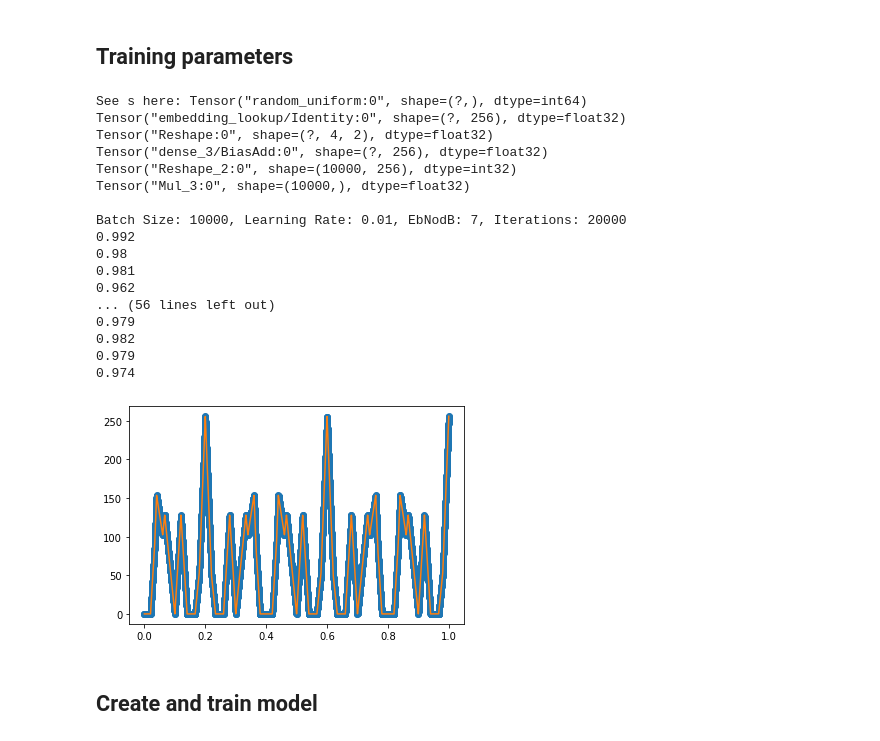
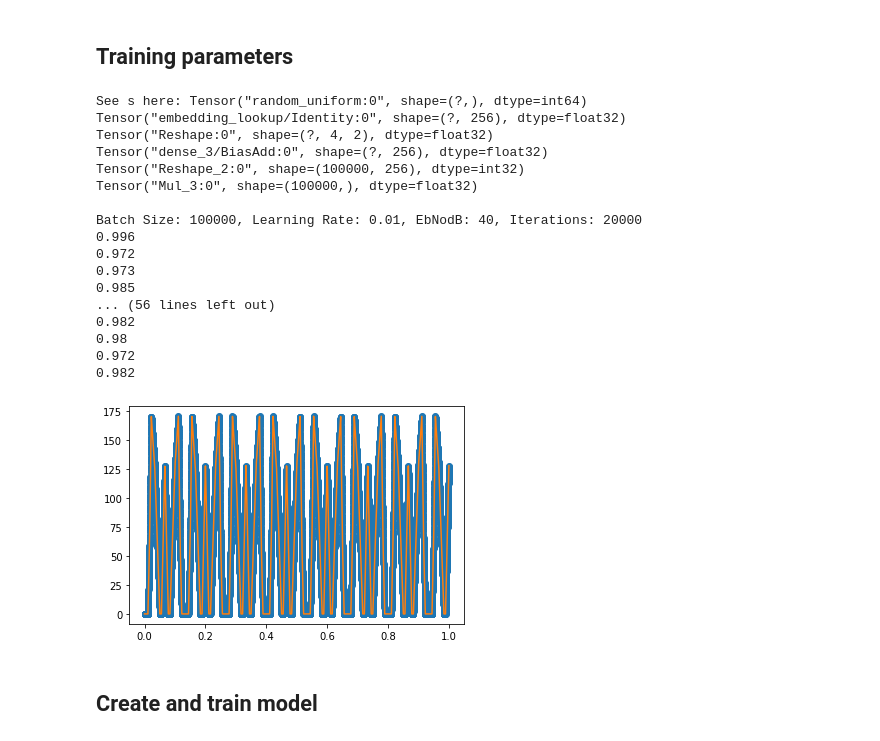
Before and after one commit to neelabhro/Deep-Learning-based-Wireless-Communications, a Jupyter notebook: Rayleigh_COLAB_Loss_Func.ipynb, the cells around one changed output. Saved outputs shown, nothing was run; the diff lists cells and outputs as text; code cells hidden in the pictures.

```diff
--- a/Rayleigh_COLAB_Loss_Func.ipynb
+++ b/Rayleigh_COLAB_Loss_Func.ipynb
@@ -203,7 +203,7 @@ class AE(object):
             #Defining the i_matrix
             limit = 256
             i = tf.range(limit)
-            multiply = tf.constant([10000])
+            multiply = tf.constant([100000])
             i_matrix = tf.reshape(tf.tile(i, multiply), [ multiply[0], tf.shape(i)[0]])
             print(i_matrix)
             #e_si = (tf.cast(s[:, tf.newaxis], tf.float32)) - (tf.cast(i_matrix,tf.float32))
@@ -214,7 +214,7 @@ class AE(object):
 
             cost_func = tf.math.multiply(b,e_si)
 
-            sum_cf = tf.math.multiply( tf.math.sqrt(tf.reduce_sum(cost_func, axis = 1) + 0.000001 ), (tf.cast(1/(s+ 1), tf.float32)) )
+            sum_cf = tf.math.multiply( tf.math.sqrt(tf.reduce_sum(cost_func, axis = 1) + 0.000001 ), (tf.cast(1/(s+ 1), tf.float32)))
             print(sum_cf)
             #i_matrix
             #replicated_s
@@ -442,7 +442,7 @@ class AE(object):
 # %% [markdown]
 ## Training parameters
 # %%
-train_EbNodB = 7
+train_EbNodB = 40
 val_EbNodB = train_EbNodB
 
 lr = 0.01
@@ -452,47 +452,47 @@ epoch = [1000]
 # decay_learning_rate = learning_rate *decay_rate ^ (global_step / decay_steps)
 #global_step = tf.train.get_global_step()
 #tf.summary.scalar('learning_rate', lr)
 #for i in epoch:
 training_params = [
     #batch_size, lr, ebnodb, iterations
-    [10000 , 0.01, train_EbNodB, 20000],
-    [10000 , 0.001, train_EbNodB, 20000],
-    [10000 , 0.0001, train_EbNodB, 20000]
+    [100000 , 0.01, train_EbNodB, 20000],
+    [100000 , 0.001, train_EbNodB, 20000],
+    [100000 , 0.0001, train_EbNodB, 20000]
     ]
 
 validation_params = [
     #batch_size, ebnodb, val_steps
     [1000, val_EbNodB, 1000],
     [1000, val_EbNodB, 1000],
     [1000, val_EbNodB, 1000]
     ]
 
 model_file_uw = 'models/ae_k_{}_n_{}'.format(k,n)
 ae = AE(k,n,seed)
 ae.train(training_params, validation_params)
 ae.save(model_file_uw);
 #ae = AE(k,n,seed, filename=model_file_uw)
   #ae.plot_constellation();
   #ae.end2end(tr)
 # %% [output]
 See s here: Tensor("random_uniform:0", shape=(?,), dtype=int64)
 Tensor("embedding_lookup/Identity:0", shape=(?, 256), dtype=float32)
 Tensor("Reshape:0", shape=(?, 4, 2), dtype=float32)
 Tensor("dense_3/BiasAdd:0", shape=(?, 256), dtype=float32)
-Tensor("Reshape_2:0", shape=(10000, 256), dtype=int32)
-Tensor("Mul_3:0", shape=(10000,), dtype=float32)
+Tensor("Reshape_2:0", shape=(100000, 256), dtype=int32)
+Tensor("Mul_3:0", shape=(100000,), dtype=float32)
 
-Batch Size: 10000, Learning Rate: 0.01, EbNodB: 7, Iterations: 20000
-0.992
+Batch Size: 100000, Learning Rate: 0.01, EbNodB: 40, Iterations: 20000
+0.996
+0.972
+0.973
+0.985
+... (56 lines left out)
+0.982
 0.98
-0.981
-0.962
-... (56 lines left out)
-0.979
+0.972
 0.982
-0.979
-0.974
-[figure, old version]
+[figure, new version]
 # %% [markdown]
 ## Create and train model
 # %%
```
Also changed, not shown: parts of 7 cells of this notebook.
